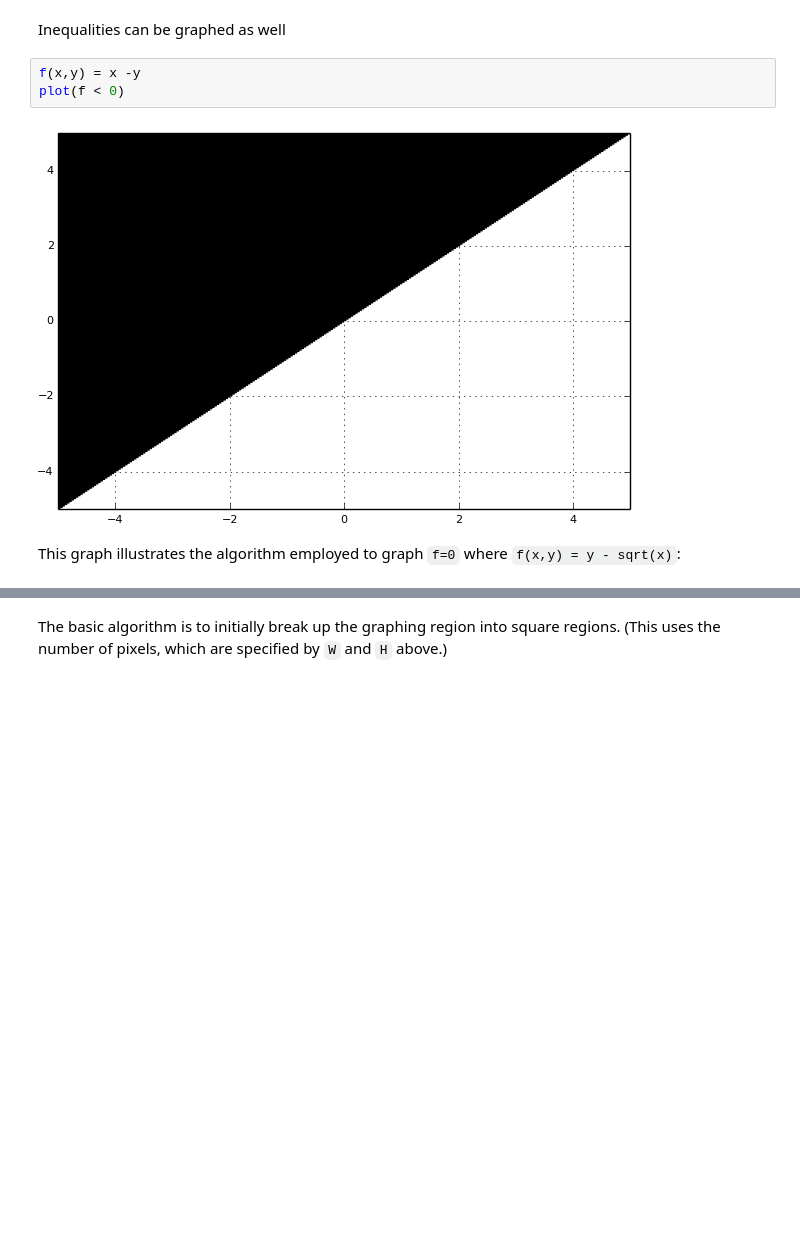
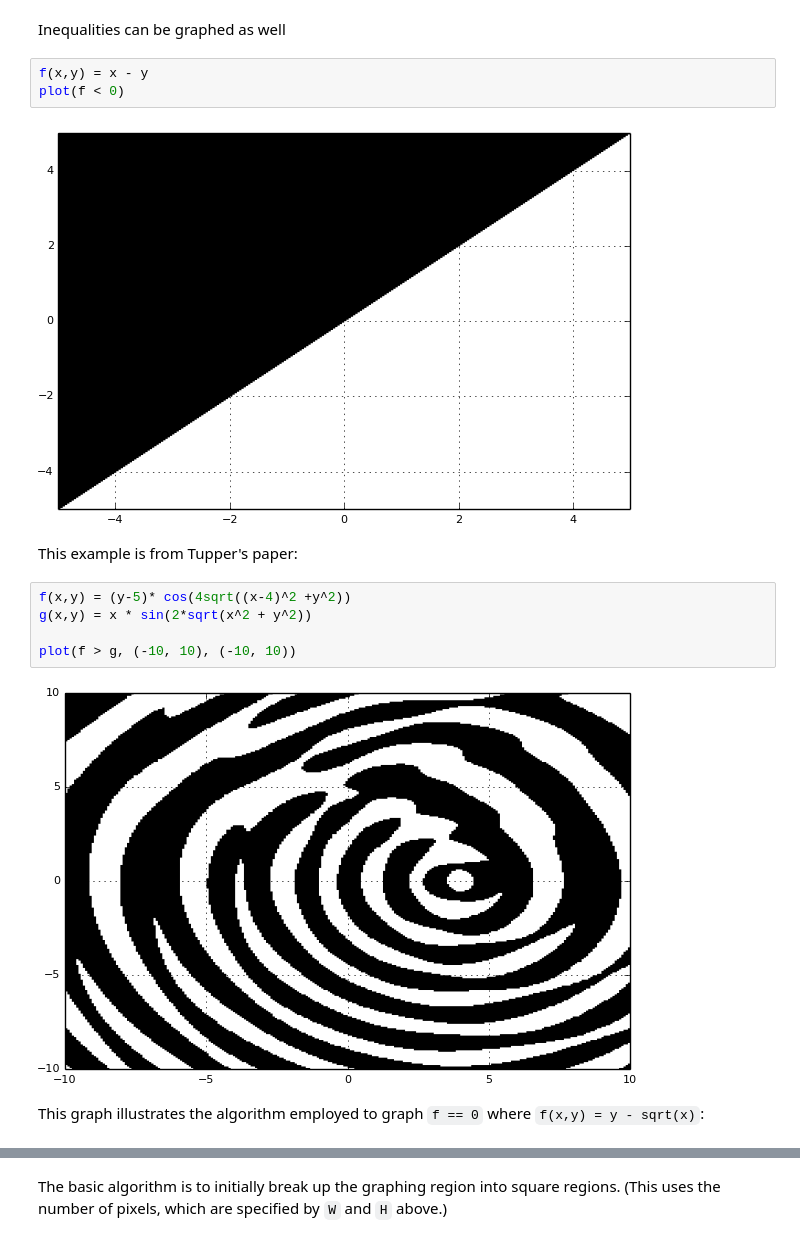
Before and after one commit to jverzani/ImplicitEquations.jl, a Jupyter notebook: docs/examples.ipynb, the cells around one changed output, grey strips where cells are left out. Drawn from its saved outputs; the diff is of its cells as text; blank space fills up the shorter version.

Commit message:
update examples, drop v0.3, guard against empty

```diff
--- a/docs/examples.ipynb
+++ b/docs/examples.ipynb
@@ -31,12 +31,21 @@ plot(eq(f,g)) ## aka f ⩵ g (using Unicode\Equal<tab>)
 # %% [markdown]
 <p>Inequalities can be graphed as well</p>
 # %%
-f(x,y) = x -y
+f(x,y) = x - y
 plot(f < 0)
 # %% [output]
 [figure]
+# %% [markdown]
+<p>This example is from Tupper's paper:</p>
+# %%
+f(x,y) = (y-5)* cos(4sqrt((x-4)^2 +y^2))
+g(x,y) = x * sin(2*sqrt(x^2 + y^2))
+
+plot(f > g, (-10, 10), (-10, 10))
+# %% [output]
+[figure, added]
 # %% [markdown]
-<p>This graph illustrates the algorithm employed to graph <code>f&#61;0</code> where <code>f&#40;x,y&#41; &#61; y - sqrt&#40;x&#41;</code>:</p>
+<p>This graph illustrates the algorithm employed to graph <code>f &#61;&#61; 0</code> where <code>f&#40;x,y&#41; &#61; y - sqrt&#40;x&#41;</code>:</p>
 # %% [markdown]
 <p><img src="http://i.imgur.com/8Mtmb7v.png" alt="Algorithm" /></p>
 # %% [markdown]
```
Also changed, not shown: parts of 3 cells of this notebook, 3 other files.
